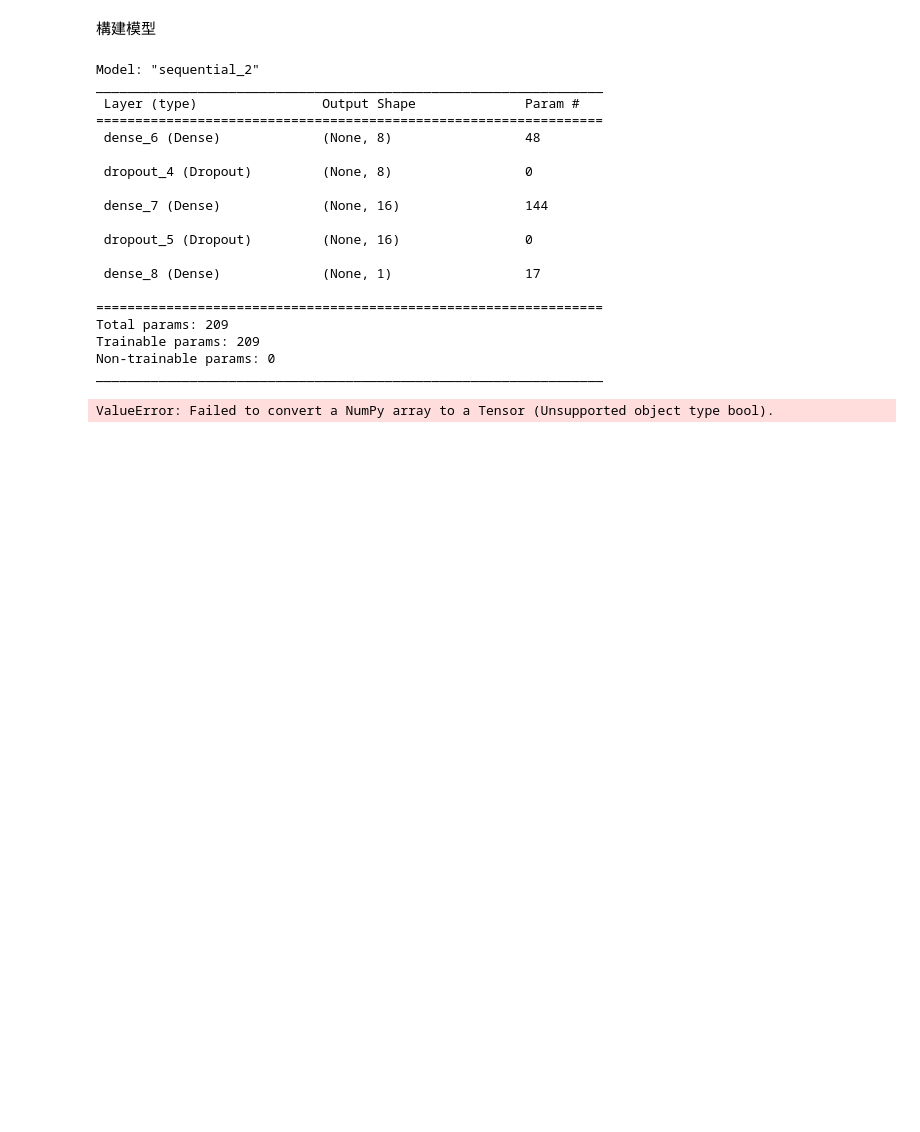
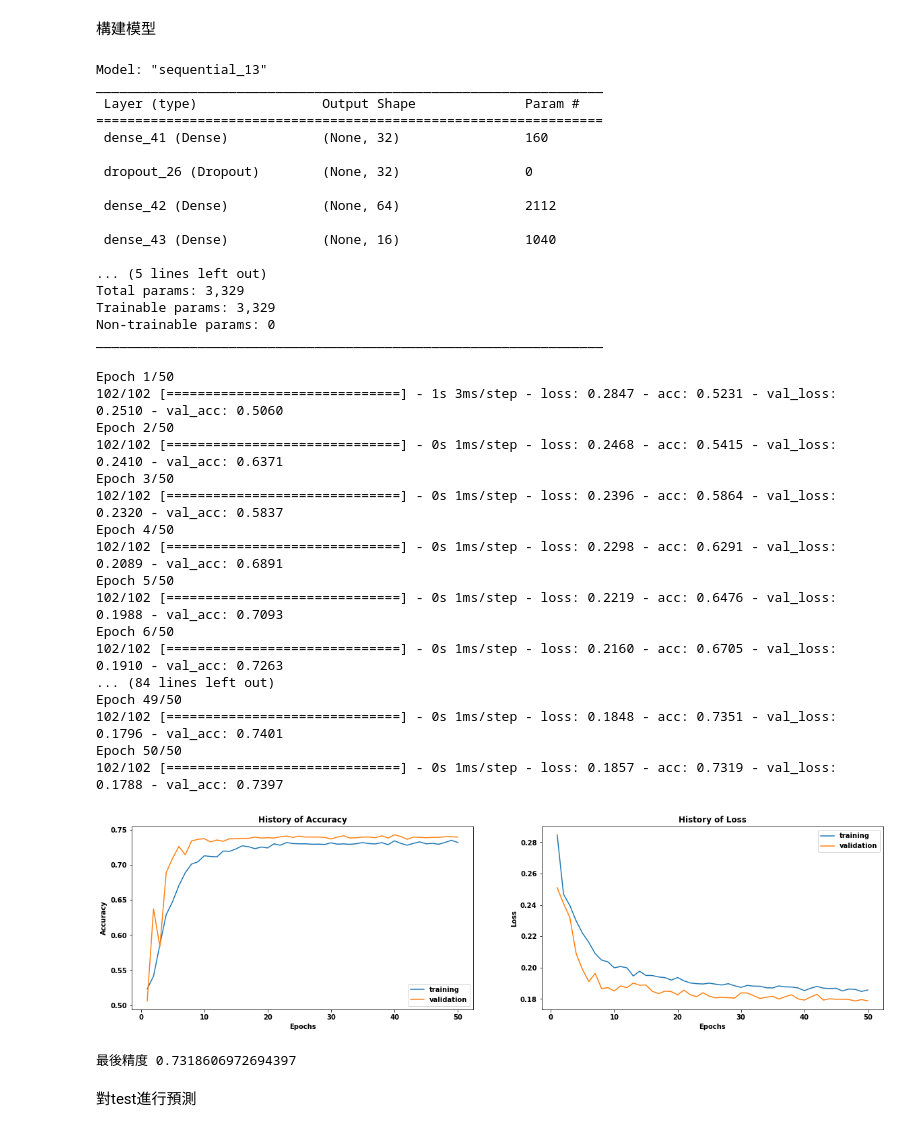
Before and after one commit to danyow-cheung/kaggle_practise, a Jupyter notebook: Spaceship-titanic/spaceship-titanic-predict.ipynb, the cells around one changed output. Cells and saved outputs as stored; diff of their text form; code cells hidden in the pictures; blank space fills up the shorter version.

```diff
--- a/Spaceship-titanic/spaceship-titanic-predict.ipynb
+++ b/Spaceship-titanic/spaceship-titanic-predict.ipynb
@@ -321,0 +415,6 @@ X.head()
+# %%
+print(X.dtypes)
+X['HomePlanet']  = X['HomePlanet'].astype(np.int64)
+
+X['Age']  = X['Age'].astype(np.int64)
+print(X.dtypes)
@@ -412,42 +541,84 @@ print(input_shape,output_shape)
+# %%
+def train_val_plot(history):
+  fig,(ax1,ax2) = plt.subplots(1,2,figsize=(20,5))
+
+  # acc
+  ax1.plot(range(1,len(history.history['acc'])+1),history.history['acc'])
+  ax1.plot(range(1, len(history.history['val_acc']) + 1), history.history['val_acc'])
+  ax1.set_title('History of Accuracy')
+  ax1.set_xlabel('Epochs')
+  ax1.set_ylabel('Accuracy')
+  ax1.legend(['training', 'validation'])
+  # loss
+  ax2.plot(range(1,len(history.history['loss'])+1),history.history['loss'])
+  ax2.plot(range(1, len(history.history['val_loss']) + 1), history.history['val_loss'])
+  ax2.set_title('History of Loss')
+  ax2.set_xlabel('Epochs')
+  ax2.set_ylabel('Loss')
+  ax2.legend(['training', 'validation'])
+  # final show
+  plt.show()
 # %% [markdown]
 構建模型
 # %%
-from tensorflow.keras.layers import Dense,Input,Dropout
+from tensorflow.keras.layers import Dense,Input,Dropout,LSTM
 from tensorflow.keras.models import Sequential
 import tensorflow as tf
 
 model = Sequential()
 model.add(Input(shape=input_shape))
 
-model.add(Dense(units=8,activation='relu',))
+model.add(Dense(units=32,activation='relu'))
 model.add(Dropout(0.2))
+model.add(Dense(units=64,activation='relu',))
 model.add(Dense(units=16,activation='relu',))
 model.add(Dropout(0.2))
 model.add(Dense(output_shape,activation='sigmoid'))
 model.summary()
 # %% [output]
-Model: "sequential_2"
+Model: "sequential_13"
 _________________________________________________________________
  Layer (type)                Output Shape              Param #
 =================================================================
- dense_6 (Dense)             (None, 8)                 48
+ dense_41 (Dense)            (None, 32)                160
 
- dropout_4 (Dropout)         (None, 8)                 0
+ dropout_26 (Dropout)        (None, 32)                0
 
- dense_7 (Dense)             (None, 16)                144
+ dense_42 (Dense)            (None, 64)                2112
 
- dropout_5 (Dropout)         (None, 16)                0
+ dense_43 (Dense)            (None, 16)                1040
 
- dense_8 (Dense)             (None, 1)                 17
-
-=================================================================
-Total params: 209
-Trainable params: 209
+... (5 lines left out)
+Total params: 3,329
+Trainable params: 3,329
 Non-trainable params: 0
 _________________________________________________________________
 # %%
-model.compile(optimizer='adam',loss='cetegorical-crossentropy',metrics=['acc'])
+# model.compile(optimizer='adam',loss='mean_squared_error',metrics=['acc'])
+model.compile(optimizer='adam',loss='mean_squared_error',metrics=['acc'])
 # %%
-history =model.fit(x = x_train,y = y_train,batch_size=32,epochs=10,shuffle=True,validation_data=(x_test,y_test))
+history =model.fit(x = x_train,y = y_train,batch_size=64,epochs=50,shuffle=True,validation_data=(x_test,y_test))
+train_val_plot(history)
+print("最後精度",history.history['acc'][-1])
 # %% [output]
-ValueError: Failed to convert a NumPy array to a Tensor (Unsupported object type bool).
+Epoch 1/50
+102/102 [==============================] - 1s 3ms/step - loss: 0.2847 - acc: 0.5231 - val_loss: 0.2510 - val_acc: 0.5060
+Epoch 2/50
+102/102 [==============================] - 0s 1ms/step - loss: 0.2468 - acc: 0.5415 - val_loss: 0.2410 - val_acc: 0.6371
+Epoch 3/50
+102/102 [==============================] - 0s 1ms/step - loss: 0.2396 - acc: 0.5864 - val_loss: 0.2320 - val_acc: 0.5837
+Epoch 4/50
+102/102 [==============================] - 0s 1ms/step - loss: 0.2298 - acc: 0.6291 - val_loss: 0.2089 - val_acc: 0.6891
+Epoch 5/50
+102/102 [==============================] - 0s 1ms/step - loss: 0.2219 - acc: 0.6476 - val_loss: 0.1988 - val_acc: 0.7093
+Epoch 6/50
+102/102 [==============================] - 0s 1ms/step - loss: 0.2160 - acc: 0.6705 - val_loss: 0.1910 - val_acc: 0.7263
+... (84 lines left out)
+Epoch 49/50
+102/102 [==============================] - 0s 1ms/step - loss: 0.1848 - acc: 0.7351 - val_loss: 0.1796 - val_acc: 0.7401
+Epoch 50/50
+102/102 [==============================] - 0s 1ms/step - loss: 0.1857 - acc: 0.7319 - val_loss: 0.1788 - val_acc: 0.7397
+[figure, added]
+最後精度 0.7318606972694397
+# %% [markdown]
+對test進行預測
```
Also changed, not shown: parts of 22 cells of this notebook, 3 other files.
